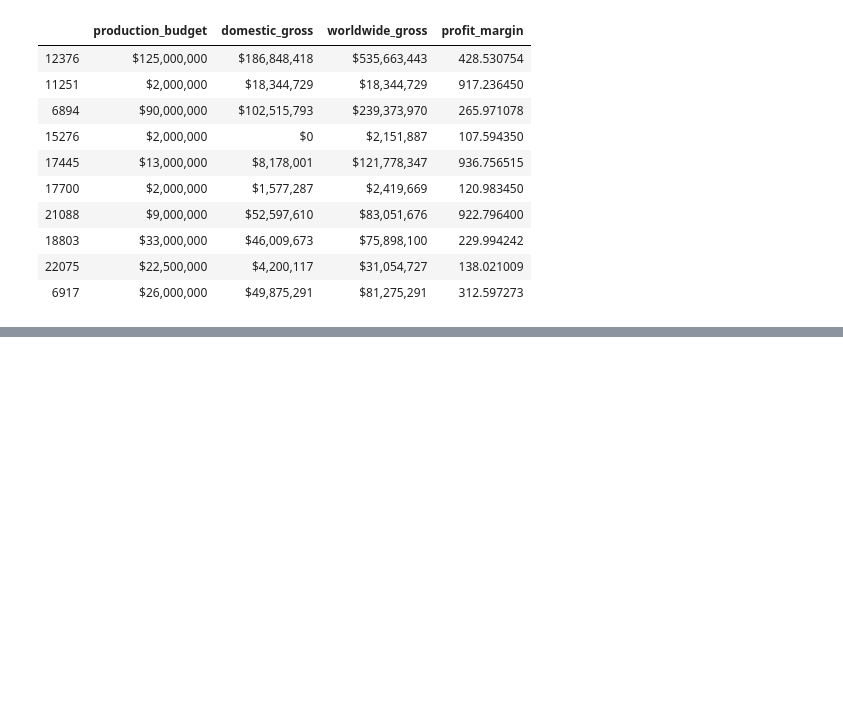
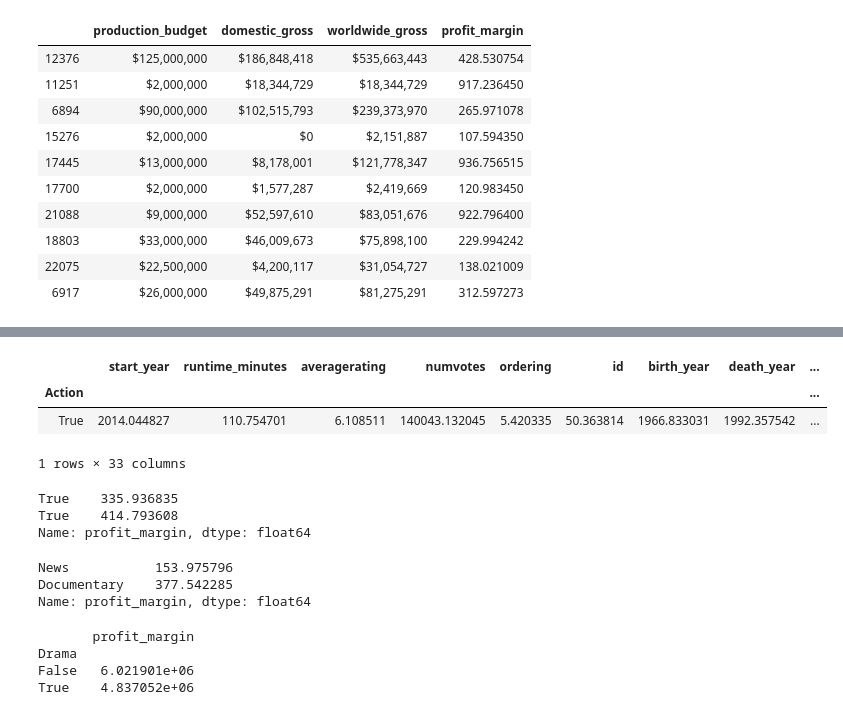
Before and after one commit to jfleury12/movie-collaboration, a Jupyter notebook: mod_1_project_EDA_fleury_2.ipynb, the cells around one changed output, grey strips where cells are left out. Cells and saved outputs as stored; diff of their text form; code cells hidden in the pictures; blank space fills up the shorter version.

```diff
--- a/mod_1_project_EDA_fleury_2.ipynb
+++ b/mod_1_project_EDA_fleury_2.ipynb
@@ -591,0 +586,13 @@ memory usage: 8.3+ MB
+# %%
+df_final.loc[df_final["Action"] == True].groupby("Action").mean()
+# %% [output]
+|  | start_year | runtime_minutes | averagerating | numvotes | ordering | id | birth_year | death_year | ... |
+| Action |  |  |  |  |  |  |  |  | ... |
+| True | 2014.044827 | 110.754701 | 6.108511 | 140043.132045 | 5.420335 | 50.363814 | 1966.833031 | 1992.357542 | ... |
+1 rows × 33 columns
+# %%
+pd.concat([df_final.loc[df_final["Action"] == True].groupby("Action").profit_margin.mean(),(df_final.loc[df_final["Animation"] == True].groupby("Animation").profit_margin.mean())])
+# %% [output]
+True    335.936835
+True    414.793608
+Name: profit_margin, dtype: float64
@@ -591,0 +609,13 @@ memory usage: 8.3+ MB
+# %%
+combo
+# %% [output]
+News           153.975796
+Documentary    377.542285
+Name: profit_margin, dtype: float64
+# %%
+print(df_final.groupby(_).sum()[['profit_margin']])
+# %% [output]
+       profit_margin
+Drama
+False   6.021901e+06
+True    4.837052e+06
```
Also changed, not shown: parts of 9 cells of this notebook.
